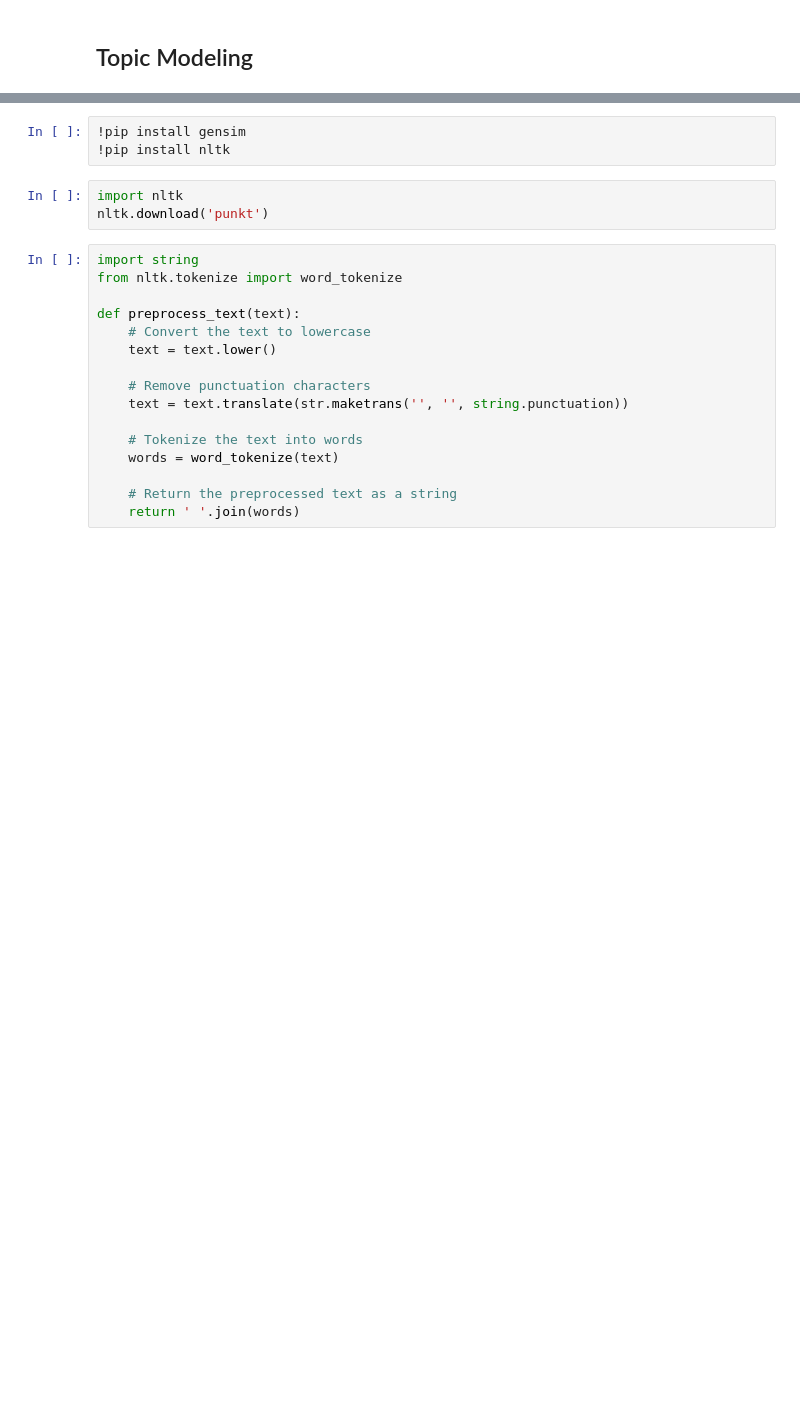
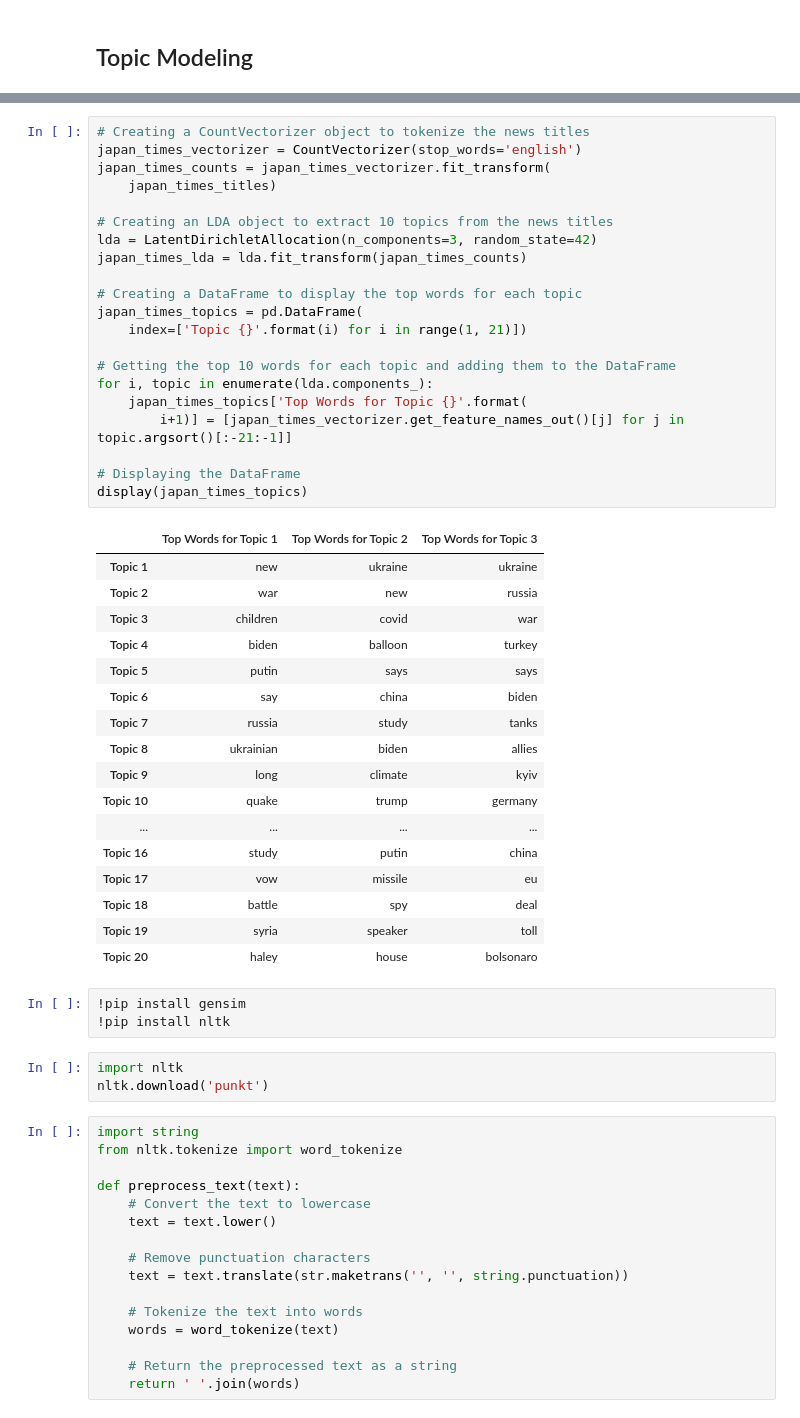
Before and after one commit to RikuKohatsu/eastd143b_text_analysis, a Jupyter notebook: notebooks/text-analysis.ipynb, the cells around one changed output, grey strips where cells are left out. Drawn from its saved outputs; the diff is of its cells as text; blank space fills up the shorter version.

```diff
--- a/notebooks/text-analysis.ipynb
+++ b/notebooks/text-analysis.ipynb
@@ -134,3 +166,42 @@ display(people_daily_topics)
+# %%
+# Creating a CountVectorizer object to tokenize the news titles
+japan_times_vectorizer = CountVectorizer(stop_words='english')
+japan_times_counts = japan_times_vectorizer.fit_transform(
+    japan_times_titles)
+
+# Creating an LDA object to extract 10 topics from the news titles
+lda = LatentDirichletAllocation(n_components=3, random_state=42)
+japan_times_lda = lda.fit_transform(japan_times_counts)
+
+# Creating a DataFrame to display the top words for each topic
+japan_times_topics = pd.DataFrame(
+    index=['Topic {}'.format(i) for i in range(1, 21)])
+
+# Getting the top 10 words for each topic and adding them to the DataFrame
+for i, topic in enumerate(lda.components_):
+    japan_times_topics['Top Words for Topic {}'.format(
+        i+1)] = [japan_times_vectorizer.get_feature_names_out()[j] for j in topic.argsort()[:-21:-1]]
+
+# Displaying the DataFrame
+display(japan_times_topics)
+# %% [output]
+|  | Top Words for Topic 1 | Top Words for Topic 2 | Top Words for Topic 3 |
+| Topic 1 | new | ukraine | ukraine |
+| Topic 2 | war | new | russia |
+| Topic 3 | children | covid | war |
+| Topic 4 | biden | balloon | turkey |
+| Topic 5 | putin | says | says |
+| Topic 6 | say | china | biden |
+| Topic 7 | russia | study | tanks |
+| Topic 8 | ukrainian | biden | allies |
+| Topic 9 | long | climate | kyiv |
+| Topic 10 | quake | trump | germany |
+| ... | ... | ... | ... |
+| Topic 16 | study | putin | china |
+| Topic 17 | vow | missile | eu |
+| Topic 18 | battle | spy | deal |
+| Topic 19 | syria | speaker | toll |
+| Topic 20 | haley | house | bolsonaro |
 # %%
 !pip install gensim
 !pip install nltk
```
Also changed, not shown: parts of 6 cells of this notebook.
